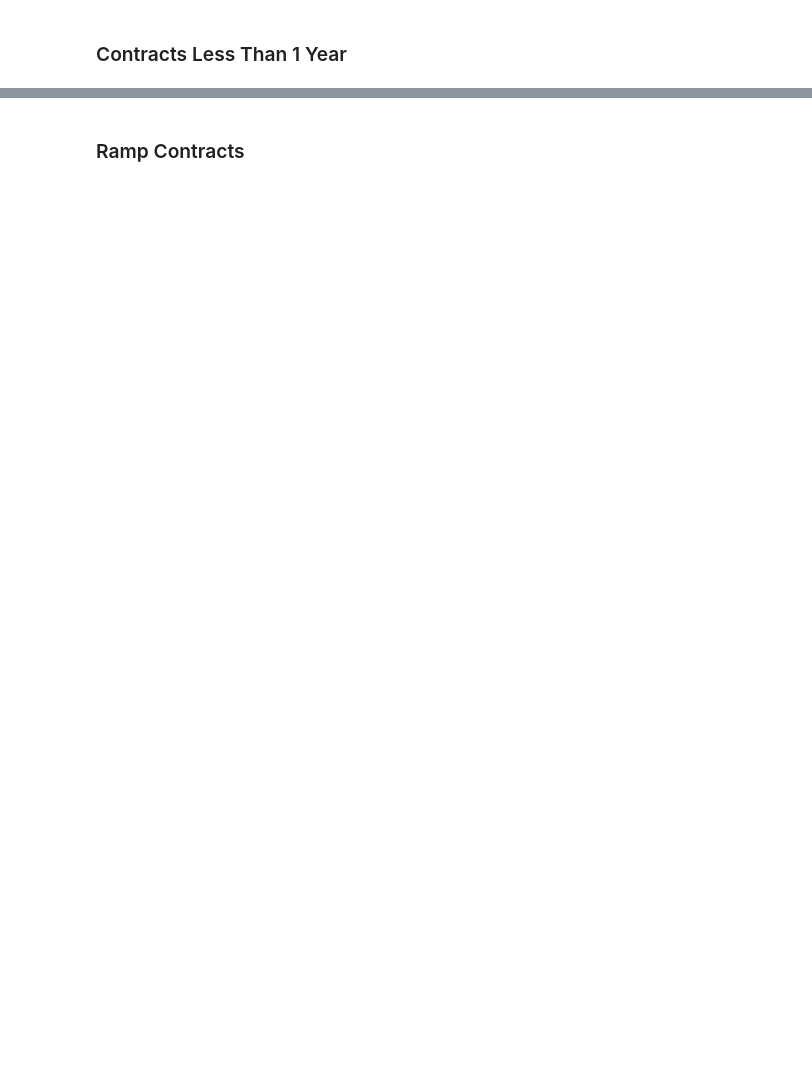
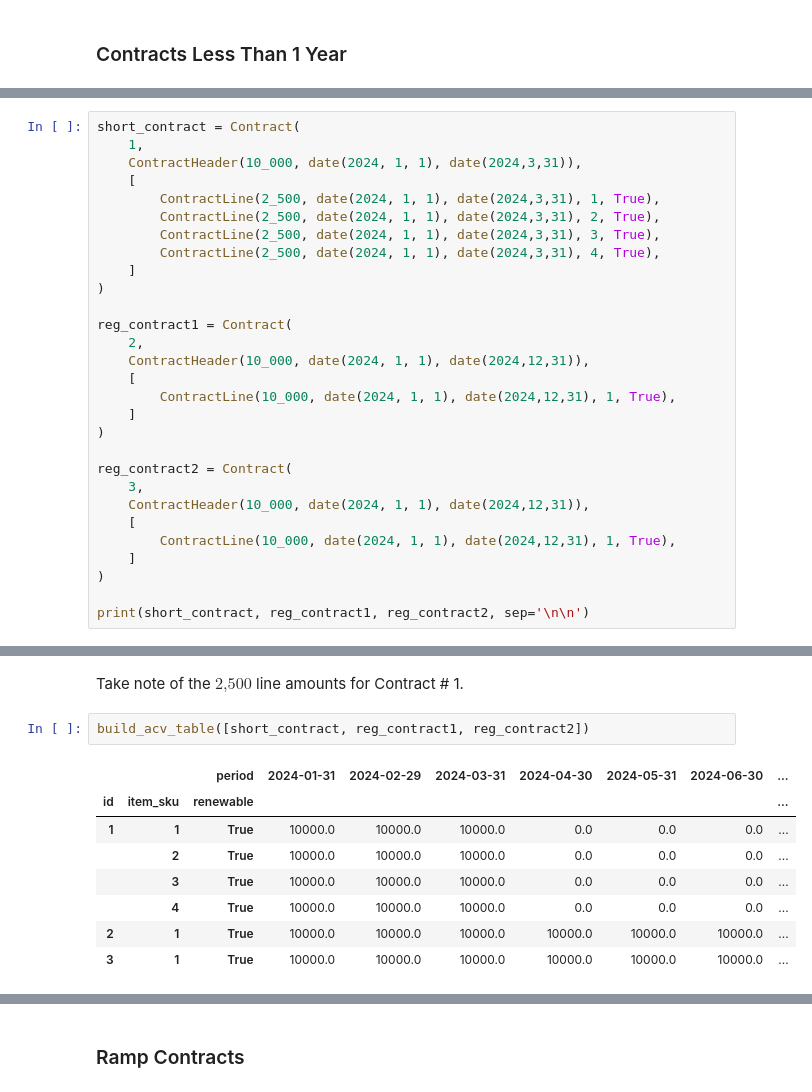
Before and after one commit to Curts0/arr_data_professional, a Jupyter notebook: arr.ipynb, the cells around one changed output, grey strips where cells are left out. Saved outputs shown, nothing was run; the diff lists cells and outputs as text; blank space fills up the shorter version.

```diff
--- a/arr.ipynb
+++ b/arr.ipynb
@@ -635,0 +673,29 @@ ACV `con4`: 10000.0
+# %%
+short_contract = Contract(
+    1,
+    ContractHeader(10_000, date(2024, 1, 1), date(2024,3,31)),
+    [
+        ContractLine(2_500, date(2024, 1, 1), date(2024,3,31), 1, True),
+        ContractLine(2_500, date(2024, 1, 1), date(2024,3,31), 2, True),
+        ContractLine(2_500, date(2024, 1, 1), date(2024,3,31), 3, True),
+        ContractLine(2_500, date(2024, 1, 1), date(2024,3,31), 4, True),
+    ]
+)
+
+reg_contract1 = Contract(
+    2,
+    ContractHeader(10_000, date(2024, 1, 1), date(2024,12,31)),
+    [
+        ContractLine(10_000, date(2024, 1, 1), date(2024,12,31), 1, True),
+    ]
+)
+
+reg_contract2 = Contract(
+    3,
+    ContractHeader(10_000, date(2024, 1, 1), date(2024,12,31)),
+    [
+        ContractLine(10_000, date(2024, 1, 1), date(2024,12,31), 1, True),
+    ]
+)
+
+print(short_contract, reg_contract1, reg_contract2, sep='\n\n')
@@ -636 +730,14 @@ ACV `con4`: 10000.0
+# %% [markdown]
+Take note of the $\text{2,500}$ line amounts for Contract # 1.
+# %%
+build_acv_table([short_contract, reg_contract1, reg_contract2])
+# %% [output]
+|  |  | period | 2024-01-31 | 2024-02-29 | 2024-03-31 | 2024-04-30 | 2024-05-31 | 2024-06-30 | ... |
+| id | item_sku | renewable |  |  |  |  |  |  | ... |
+| 1 | 1 | True | 10000.0 | 10000.0 | 10000.0 | 0.0 | 0.0 | 0.0 | ... |
+|  | 2 | True | 10000.0 | 10000.0 | 10000.0 | 0.0 | 0.0 | 0.0 | ... |
+|  | 3 | True | 10000.0 | 10000.0 | 10000.0 | 0.0 | 0.0 | 0.0 | ... |
+|  | 4 | True | 10000.0 | 10000.0 | 10000.0 | 0.0 | 0.0 | 0.0 | ... |
+| 2 | 1 | True | 10000.0 | 10000.0 | 10000.0 | 10000.0 | 10000.0 | 10000.0 | ... |
+| 3 | 1 | True | 10000.0 | 10000.0 | 10000.0 | 10000.0 | 10000.0 | 10000.0 | ... |
 # %% [markdown]
```
Also changed, not shown: parts of 41 cells of this notebook.
